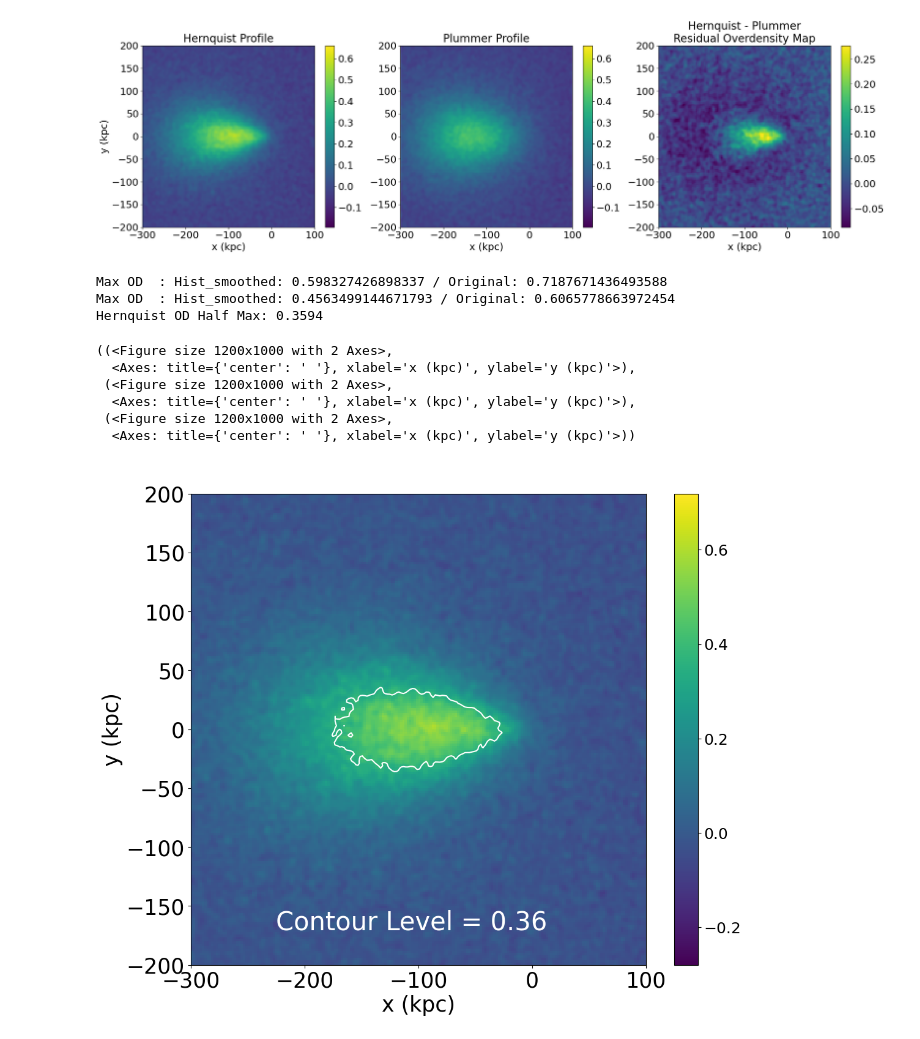
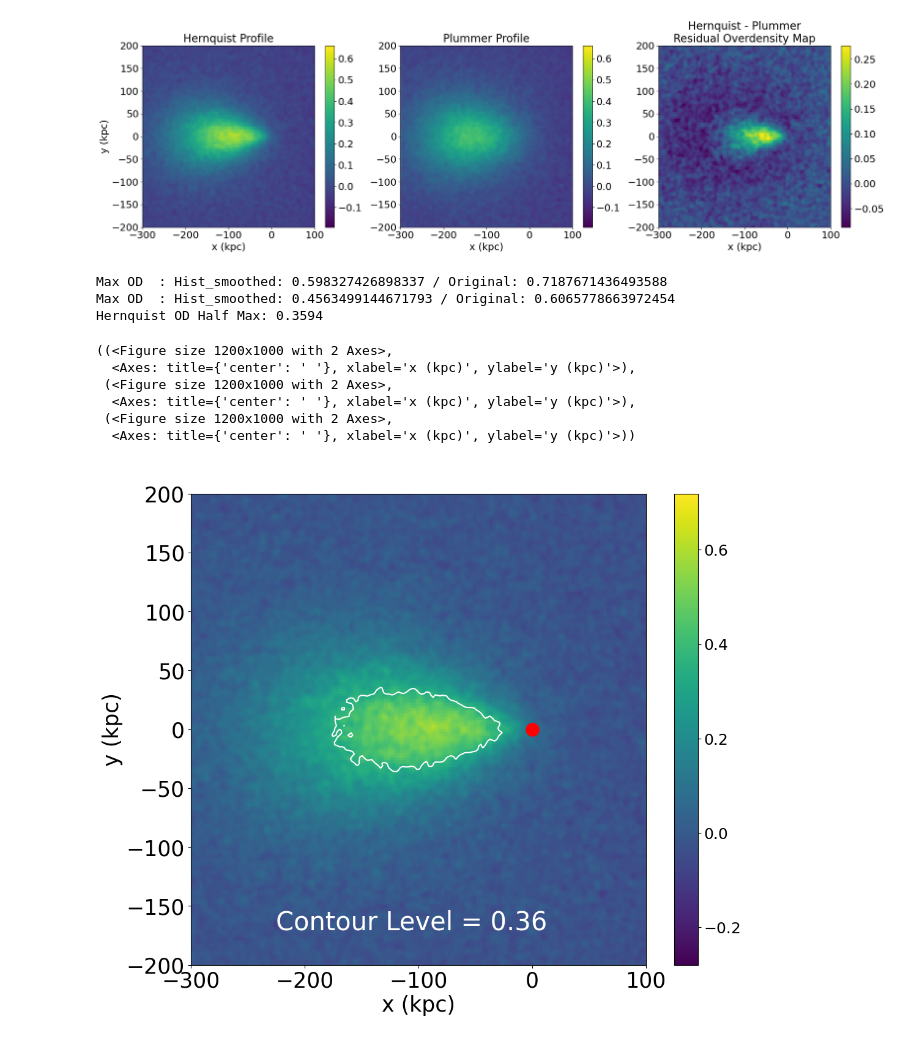
Before and after one commit to TheArchAstronomer/My_thesis, a Jupyter notebook: Plum-Hern.ipynb, the cells around one changed output. Saved outputs shown, nothing was run; the diff lists cells and outputs as text; code cells hidden in the pictures.

```diff
--- a/Plum-Hern.ipynb
+++ b/Plum-Hern.ipynb
@@ -197,6 +197,7 @@ def resultant_OD_gaussian2(data1, data2, bins, sigma, data1_label, data2_label):
     ax1.contour(hist_smoothed1, levels=[OD1_half_max], colors='white', linewidths=1.5,
                extent=[xedges1[0], xedges1[-1], yedges1[0], yedges1[-1]], origin='upper')
     ax1.text(-225, -170, f'Contour Level = {OD1_half_max:.2f}', fontsize=30, color='white')
+    ax1.scatter(0, 0, color='red', s=200, linewidth=2)
 
     fig2, ax2 = plt.subplots(figsize=(12, 10), facecolor='white')
     im2 = ax2.pcolormesh(xedges2, yedges2, hist_smoothed2, cmap="viridis", vmin=np.min(OD2), vmax=np.max(OD1)
@@ -207,36 +208,37 @@ def resultant_OD_gaussian2(data1, data2, bins, sigma, data1_label, data2_label):
     ax2.contour(hist_smoothed2, levels=[OD2_half_max], colors='white', linewidths=1.5,
                extent=[xedges2[0], xedges2[-1], yedges2[0], yedges2[-1]], origin='upper')
     ax2.text(-225, -170, f'Contour Level = {OD2_half_max:.2f}', fontsize=30, color='white')
+    ax2.scatter(0, 0, color='red', s=200, linewidth=2)
 
     fig3, ax3 = plt.subplots(figsize=(12, 10), facecolor='white')
     im3 = ax3.pcolormesh(xedges1, yedges1, resultant_OD, cmap="viridis", vmin=np.min(resultant_OD), vmax=np.max(resultant_OD)
                           )
     ax3.contour(resultant_OD, levels=[Res_OD_Half_Max], colors='white', linewidths=1.5,
                extent=[xedges1[0], xedges1[-1], yedges1[0], yedges1[-1]], origin='upper')
     ax3.text(-225, -170, f'Contour Level = {Res_OD_Half_Max:.2f}', fontsize=30, color='white')
     c3 = plt.colorbar(im3, ax=ax3)
     c3.ax.tick_params(labelsize=18)
     format_ax(ax3, ' ')
 
 
 
     print(f'Max OD {data1_label}: Hist_smoothed: {np.max(hist_smoothed1)} / Original: {np.max(OD1)}')
     print(f'Max OD {data2_label}: Hist_smoothed: {np.max(hist_smoothed2)} / Original: {np.max(OD2)}')
     print(f'Hernquist OD Half Max: {np.max(OD1)/2:.4f}')
 
     return (fig1, ax1), (fig2, ax2), (fig3, ax3)
 
 
 
 resultant_OD_gaussian2(star_coord1, star_coord2, (300, 300), 1, " ", " ")
 # %% [output]
 Max OD  : Hist_smoothed: 0.598327426898337 / Original: 0.7187671436493588
 Max OD  : Hist_smoothed: 0.4563499144671793 / Original: 0.6065778663972454
 Hernquist OD Half Max: 0.3594
 ((<Figure size 1200x1000 with 2 Axes>,
   <Axes: title={'center': ' '}, xlabel='x (kpc)', ylabel='y (kpc)'>),
  (<Figure size 1200x1000 with 2 Axes>,
   <Axes: title={'center': ' '}, xlabel='x (kpc)', ylabel='y (kpc)'>),
  (<Figure size 1200x1000 with 2 Axes>,
   <Axes: title={'center': ' '}, xlabel='x (kpc)', ylabel='y (kpc)'>))
-[figure, old version]
+[figure, new version]
```
Also changed, not shown: parts of 3 cells of this notebook.
